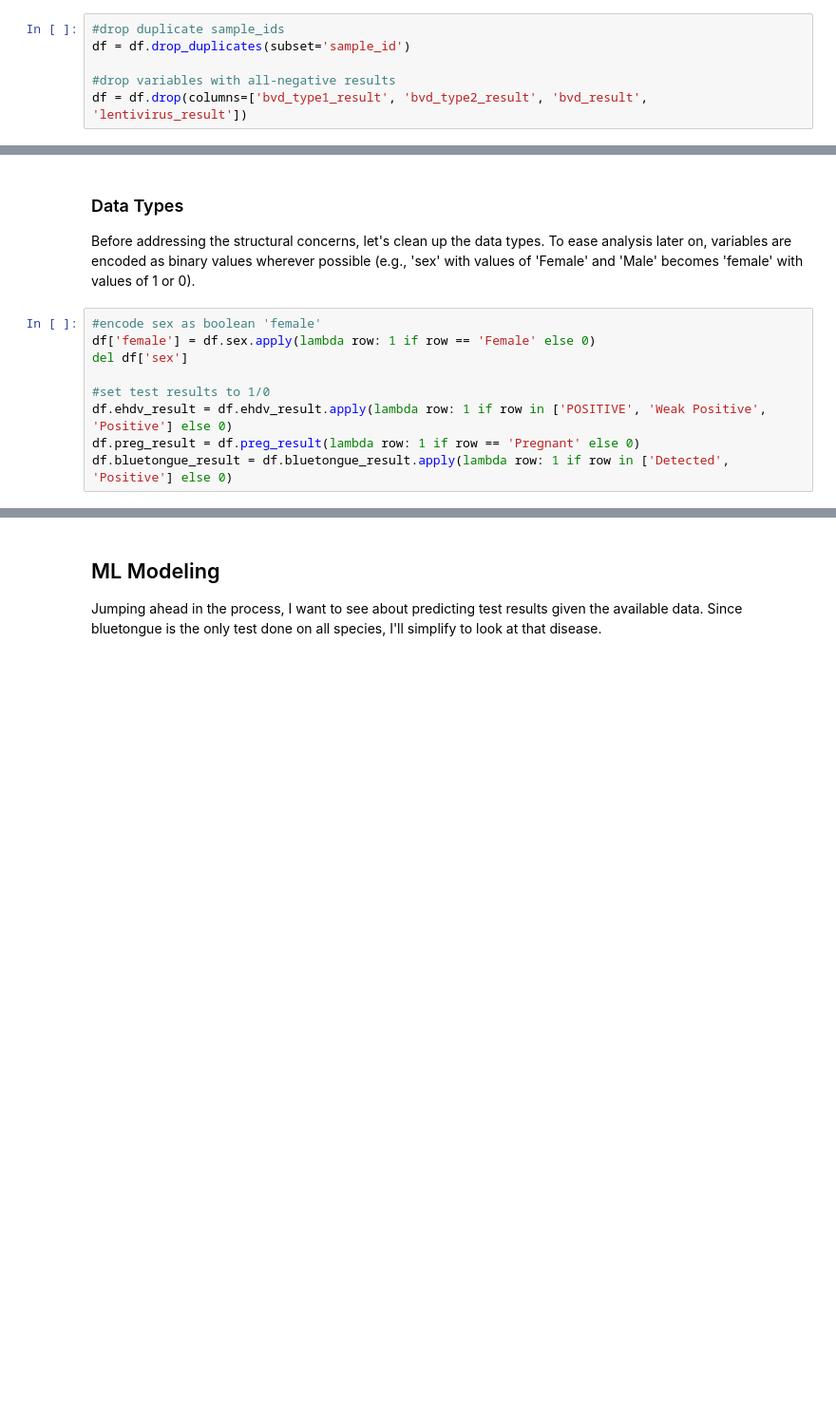
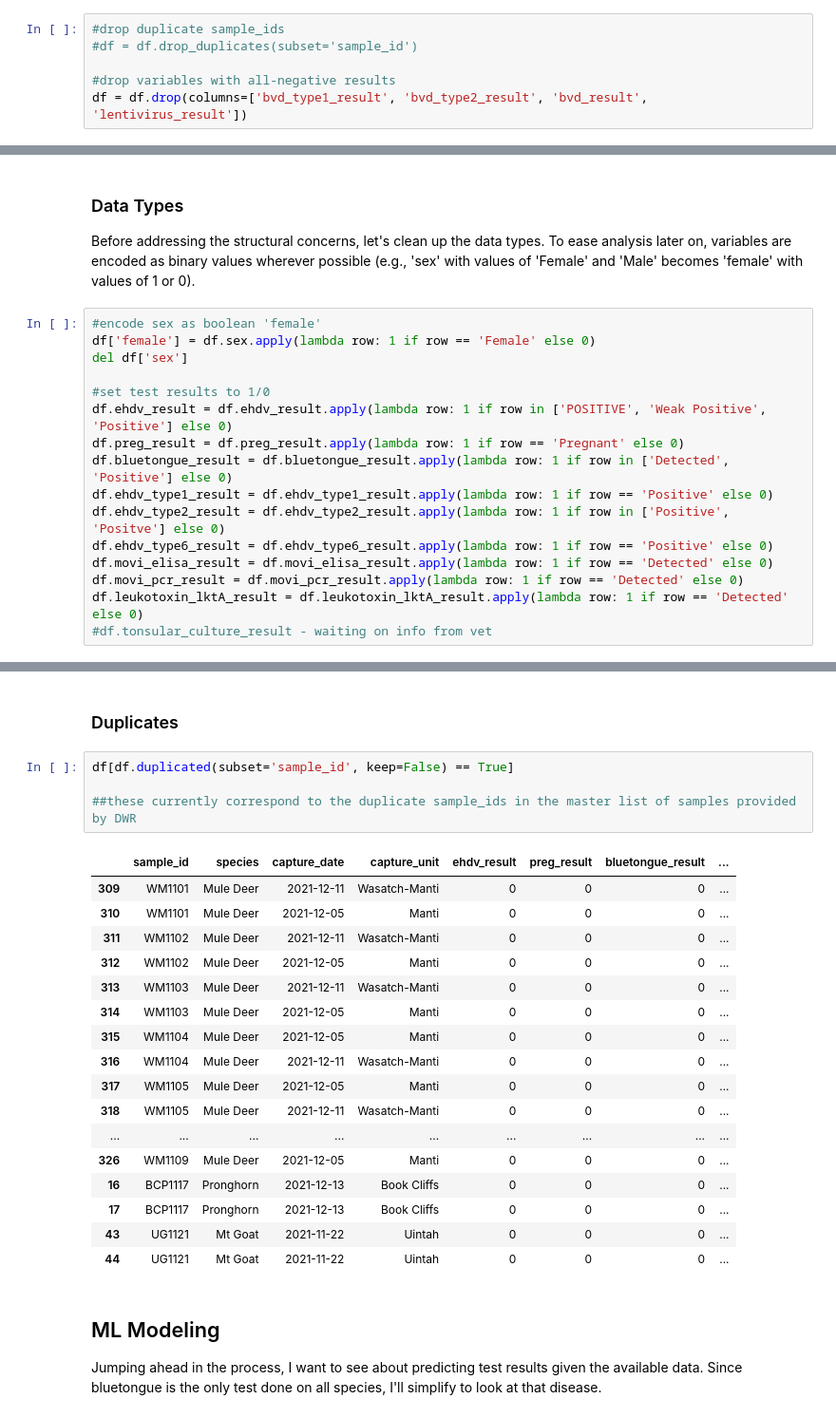
Before and after one commit to epistemetrica/utah_dwr_python, a Jupyter notebook: wildlife_disease.ipynb, the cells around one changed output, grey strips where cells are left out. Shown: that part at 95% size. Cells and saved outputs as stored; diff of their text form; blank space fills up the shorter version.

```diff
--- a/wildlife_disease.ipynb
+++ b/wildlife_disease.ipynb
@@ -247,7 +247,7 @@ Two things jump out:
 2. The columns that report bovine viral diarrhea and lentivirus are entirely negative, meaning those diseases are abscent from the database. We can drop those columns entirely.
 # %%
 #drop duplicate sample_ids
-df = df.drop_duplicates(subset='sample_id')
+#df = df.drop_duplicates(subset='sample_id')
 
 #drop variables with all-negative results
 df = df.drop(columns=['bvd_type1_result', 'bvd_type2_result', 'bvd_result', 'lentivirus_result'])
@@ -282,5 +282,12 @@ del df['sex']
 
 #set test results to 1/0
 df.ehdv_result = df.ehdv_result.apply(lambda row: 1 if row in ['POSITIVE', 'Weak Positive', 'Positive'] else 0)
-df.preg_result = df.preg_result(lambda row: 1 if row == 'Pregnant' else 0)
+df.preg_result = df.preg_result.apply(lambda row: 1 if row == 'Pregnant' else 0)
 df.bluetongue_result = df.bluetongue_result.apply(lambda row: 1 if row in ['Detected', 'Positive'] else 0)
+df.ehdv_type1_result = df.ehdv_type1_result.apply(lambda row: 1 if row == 'Positive' else 0)
+df.ehdv_type2_result = df.ehdv_type2_result.apply(lambda row: 1 if row in ['Positive', 'Positve'] else 0)
+df.ehdv_type6_result = df.ehdv_type6_result.apply(lambda row: 1 if row == 'Positive' else 0)
+df.movi_elisa_result = df.movi_elisa_result.apply(lambda row: 1 if row == 'Detected' else 0)
+df.movi_pcr_result = df.movi_pcr_result.apply(lambda row: 1 if row == 'Detected' else 0)
+df.leukotoxin_lktA_result = df.leukotoxin_lktA_result.apply(lambda row: 1 if row == 'Detected' else 0)
+#df.tonsular_culture_result - waiting on info from vet
@@ -287,3 +314,27 @@ df.bluetongue_result = df.bluetongue_result.apply(lambda row: 1 if row in ['Dete
+# %% [markdown]
+### Duplicates
+# %%
+df[df.duplicated(subset='sample_id', keep=False) == True]
+
+##these currently correspond to the duplicate sample_ids in the master list of samples provided by DWR
+# %% [output]
+|  | sample_id | species | capture_date | capture_unit | ehdv_result | preg_result | bluetongue_result | ... |
+| 309 | WM1101 | Mule Deer | 2021-12-11 | Wasatch-Manti | 0 | 0 | 0 | ... |
+| 310 | WM1101 | Mule Deer | 2021-12-05 | Manti | 0 | 0 | 0 | ... |
+| 311 | WM1102 | Mule Deer | 2021-12-11 | Wasatch-Manti | 0 | 0 | 0 | ... |
+| 312 | WM1102 | Mule Deer | 2021-12-05 | Manti | 0 | 0 | 0 | ... |
+| 313 | WM1103 | Mule Deer | 2021-12-11 | Wasatch-Manti | 0 | 0 | 0 | ... |
+| 314 | WM1103 | Mule Deer | 2021-12-05 | Manti | 0 | 0 | 0 | ... |
+| 315 | WM1104 | Mule Deer | 2021-12-05 | Manti | 0 | 0 | 0 | ... |
+| 316 | WM1104 | Mule Deer | 2021-12-11 | Wasatch-Manti | 0 | 0 | 0 | ... |
+| 317 | WM1105 | Mule Deer | 2021-12-05 | Manti | 0 | 0 | 0 | ... |
+| 318 | WM1105 | Mule Deer | 2021-12-11 | Wasatch-Manti | 0 | 0 | 0 | ... |
+| ... | ... | ... | ... | ... | ... | ... | ... | ... |
+| 326 | WM1109 | Mule Deer | 2021-12-05 | Manti | 0 | 0 | 0 | ... |
+| 16 | BCP1117 | Pronghorn | 2021-12-13 | Book Cliffs | 0 | 0 | 0 | ... |
+| 17 | BCP1117 | Pronghorn | 2021-12-13 | Book Cliffs | 0 | 0 | 0 | ... |
+| 43 | UG1121 | Mt Goat | 2021-11-22 | Uintah | 0 | 0 | 0 | ... |
+| 44 | UG1121 | Mt Goat | 2021-11-22 | Uintah | 0 | 0 | 0 | ... |
 # %% [markdown]
 ## ML Modeling
 
```
Also changed, not shown: parts of 8 cells of this notebook.
